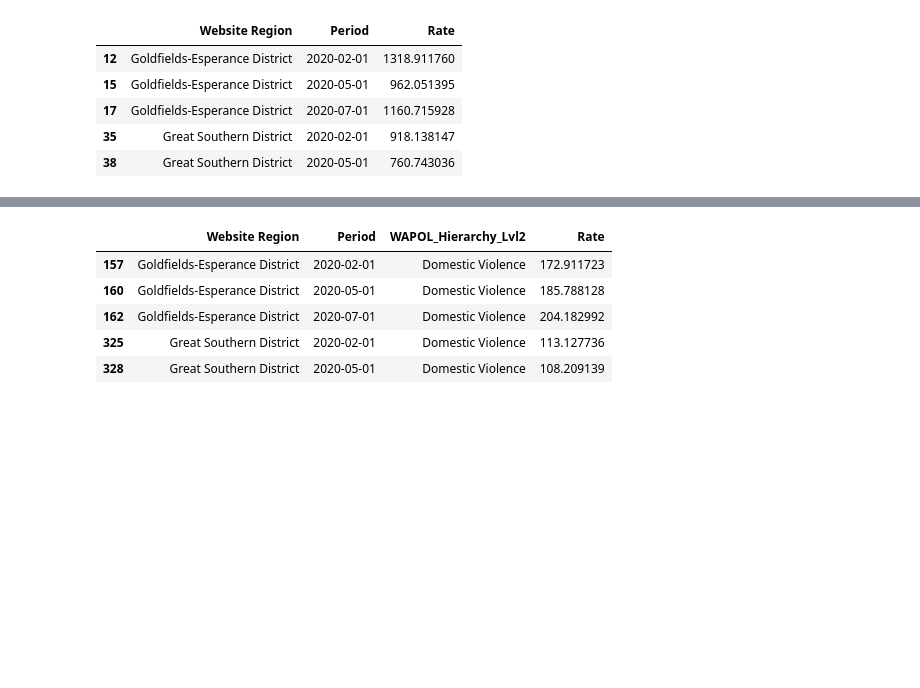
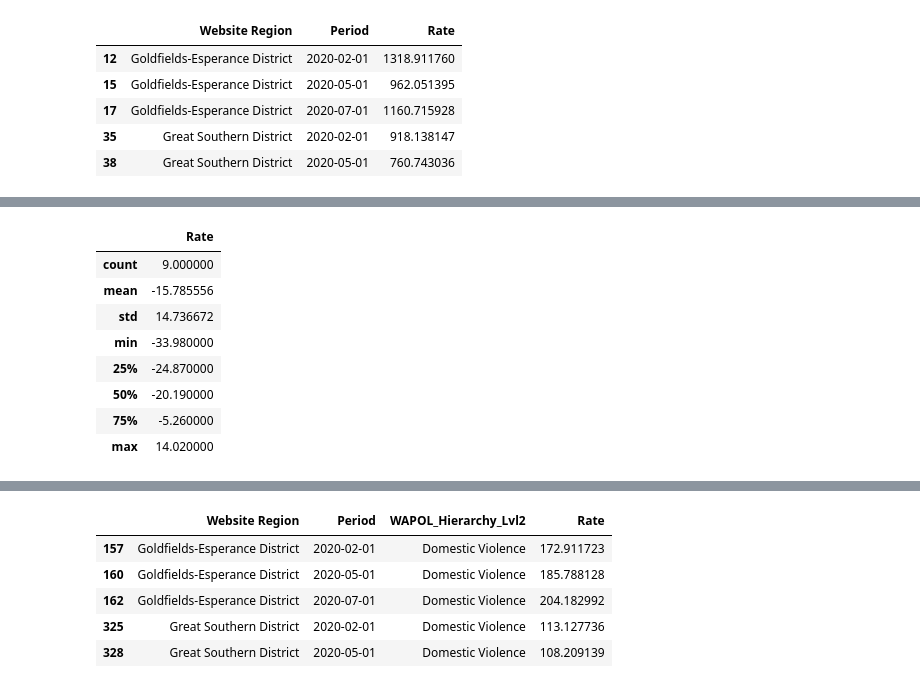
Before and after one commit to FernB/WACrimeRatesCovid19, a Jupyter notebook: WA Crime Rates.ipynb, the cells around one changed output, grey strips where cells are left out. Cells and saved outputs as stored; diff of their text form; code cells hidden in the pictures; blank space fills up the shorter version.

```diff
--- a/WA Crime Rates.ipynb
+++ b/WA Crime Rates.ipynb
@@ -154,0 +219,12 @@ overallchange = timeframes.set_index(["Website Region",'Period']).pct_change().m
+# %%
+Regionsinto.describe()
+# %% [output]
+|  | Rate |
+| count | 9.000000 |
+| mean | -15.785556 |
+| std | 14.736672 |
+| min | -33.980000 |
+| 25% | -24.870000 |
+| 50% | -20.190000 |
+| 75% | -5.260000 |
+| max | 14.020000 |
```
Also changed, not shown: parts of 9 cells of this notebook, 4 other files.
